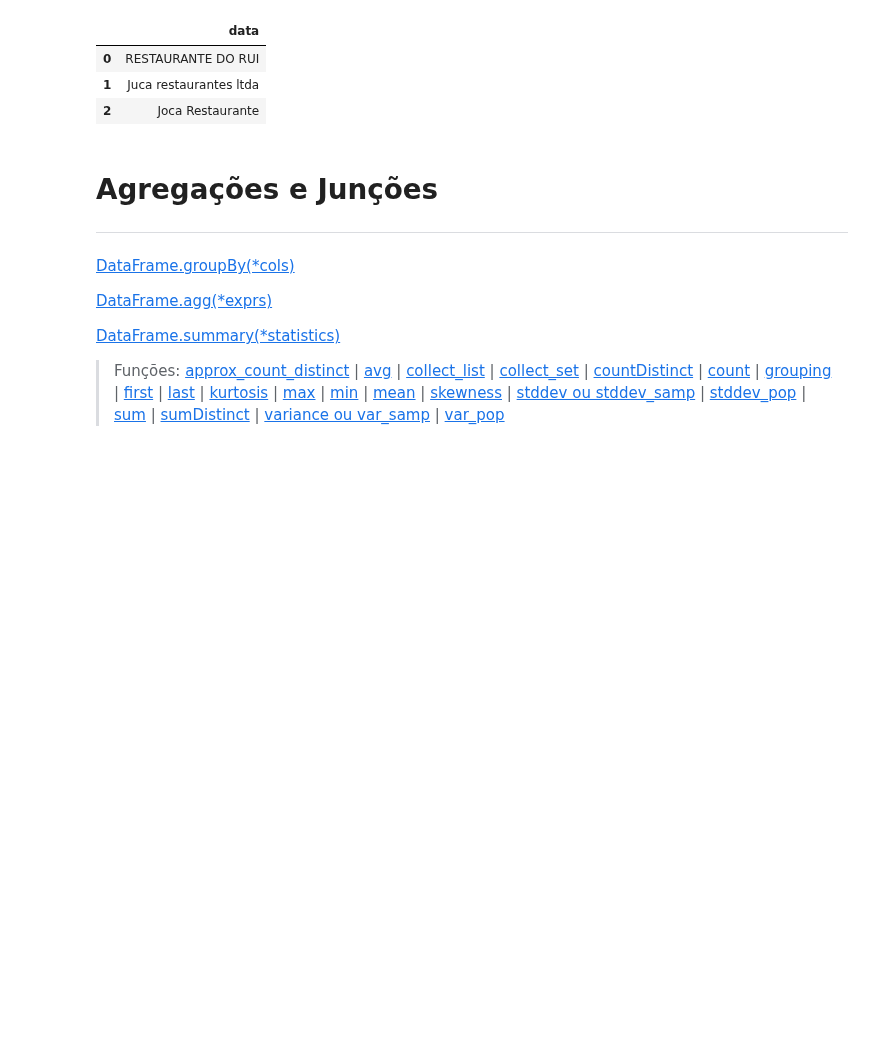
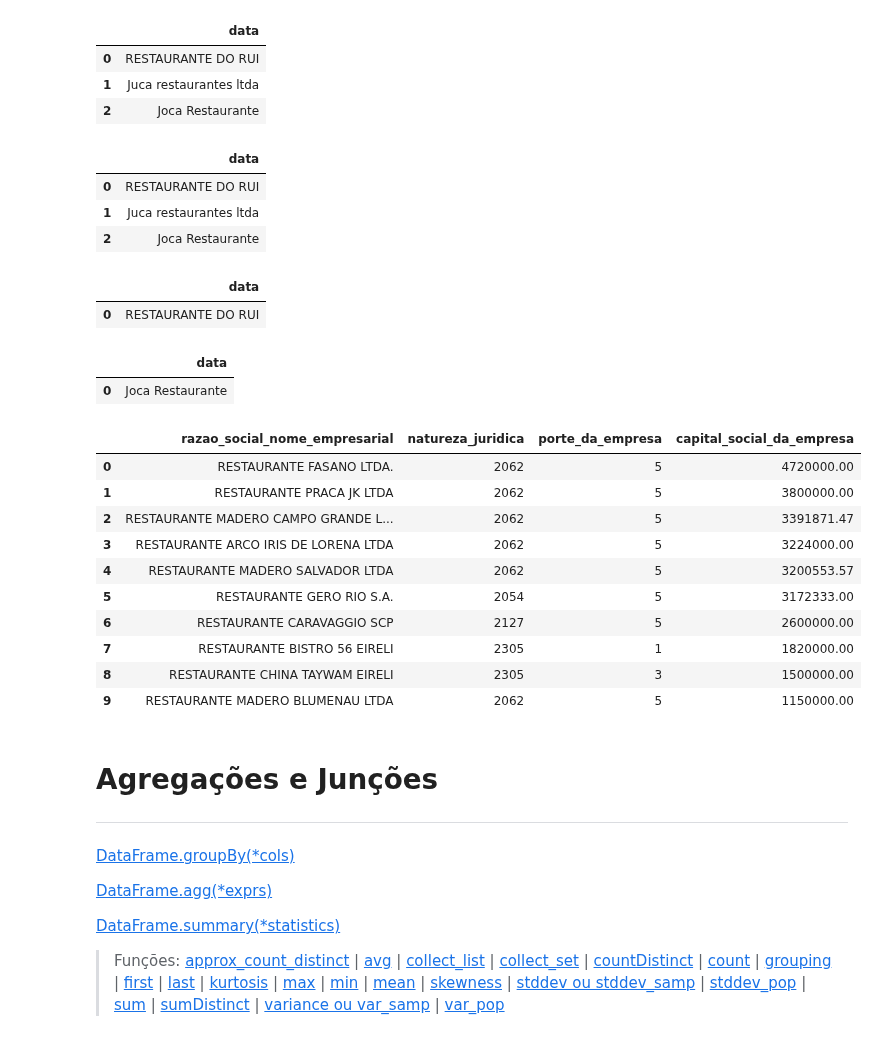
Before and after one commit to RaphaelfsOliveira/ApacheSparkPython, a Jupyter notebook: aula0_projeto_spark.ipynb, the cells around one changed output. Cells and saved outputs as stored; diff of their text form; code cells hidden in the pictures; blank space fills up the shorter version.

```diff
--- a/aula0_projeto_spark.ipynb
+++ b/aula0_projeto_spark.ipynb
@@ -927,6 +927,49 @@ df.toPandas()
 | 0 | RESTAURANTE DO RUI |
 | 1 | Juca restaurantes ltda |
 | 2 | Joca Restaurante |
+# %%
+df\
+    .where(f.upper('data').like('%RESTAU%'))\
+    .toPandas()
+# %% [output]
+|  | data |
+| 0 | RESTAURANTE DO RUI |
+| 1 | Juca restaurantes ltda |
+| 2 | Joca Restaurante |
+# %%
+df\
+    .where(f.upper('data').like('RESTAURANTE%'))\
+    .toPandas()
+# %% [output]
+|  | data |
+| 0 | RESTAURANTE DO RUI |
+# %%
+df\
+    .where(f.upper('data').like('%RESTAURANTE'))\
+    .toPandas()
+# %% [output]
+|  | data |
+| 0 | Joca Restaurante |
+# %%
+dfEmp\
+    .select('razao_social_nome_empresarial', 'natureza_juridica', 'porte_da_empresa', 'capital_social_da_empresa')\
+    .filter(f.upper(dfEmp['razao_social_nome_empresarial']).like('RESTAURANTE%'))\
+    .filter('capital_social_da_empresa >= 1150000.00')\
+    .orderBy('capital_social_da_empresa', ascending=False)\
+    .limit(10)\
+    .toPandas()
+# %% [output]
+|  | razao_social_nome_empresarial | natureza_juridica | porte_da_empresa | capital_social_da_empresa |
+| 0 | RESTAURANTE FASANO LTDA. | 2062 | 5 | 4720000.00 |
+| 1 | RESTAURANTE PRACA JK LTDA | 2062 | 5 | 3800000.00 |
+| 2 | RESTAURANTE MADERO CAMPO GRANDE L... | 2062 | 5 | 3391871.47 |
+| 3 | RESTAURANTE ARCO IRIS DE LORENA LTDA | 2062 | 5 | 3224000.00 |
+| 4 | RESTAURANTE MADERO SALVADOR LTDA | 2062 | 5 | 3200553.57 |
+| 5 | RESTAURANTE GERO RIO S.A. | 2054 | 5 | 3172333.00 |
+| 6 | RESTAURANTE CARAVAGGIO SCP | 2127 | 5 | 2600000.00 |
+| 7 | RESTAURANTE BISTRO 56 EIRELI | 2305 | 1 | 1820000.00 |
+| 8 | RESTAURANTE CHINA TAYWAM EIRELI | 2305 | 3 | 1500000.00 |
+| 9 | RESTAURANTE MADERO BLUMENAU LTDA | 2062 | 5 | 1150000.00 |
 # %% [markdown]
 # Agregações e Junções
 ---
```
